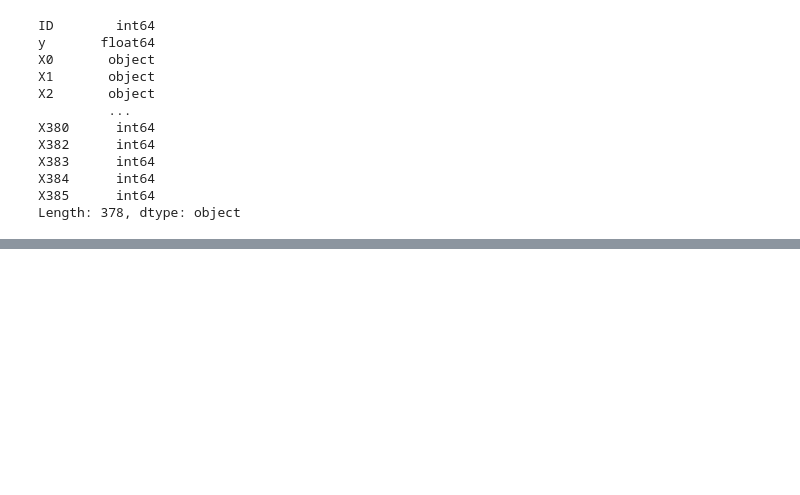
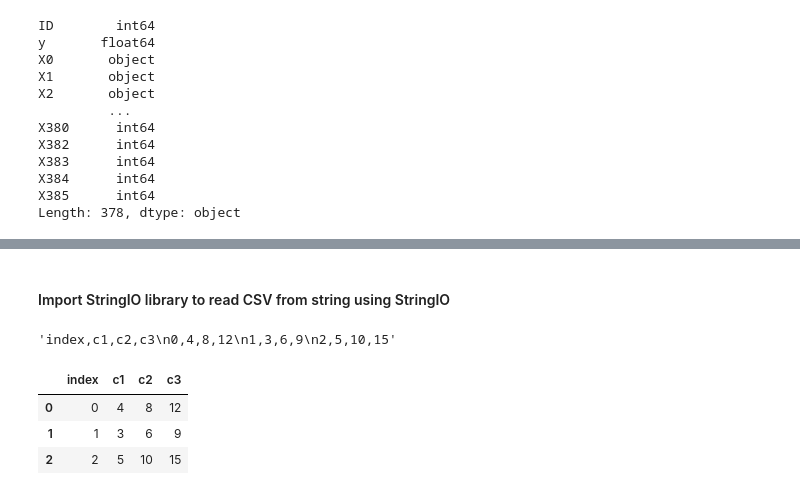
Before and after one commit to Aditya-Poddar/machineLearning, a Jupyter notebook: 05.Pandas.ipynb, the cells around one changed output, grey strips where cells are left out. Saved outputs shown, nothing was run; the diff lists cells and outputs as text; code cells hidden in the pictures; blank space fills up the shorter version.

```diff
--- a/05.Pandas.ipynb
+++ b/05.Pandas.ipynb
@@ -346,0 +342,2 @@ ValueError: Columns must be same length as key
+# %% [markdown]
+#### Import StringIO library to read CSV from string using StringIO
@@ -346,0 +346,19 @@ ValueError: Columns must be same length as key
+# %%
+data=('index,c1,c2,c3\n'
+      '0,4,8,12\n'
+      '1,3,6,9\n'
+      '2,5,10,15'
+     )
+# %%
+data
+# %% [output]
+'index,c1,c2,c3\n0,4,8,12\n1,3,6,9\n2,5,10,15'
+# %%
+df =pd.read_csv(StringIO(data))
+# %%
+df
+# %% [output]
+|  | index | c1 | c2 | c3 |
+| 0 | 0 | 4 | 8 | 12 |
+| 1 | 1 | 3 | 6 | 9 |
+| 2 | 2 | 5 | 10 | 15 |
```
Also changed, not shown: parts of 24 cells of this notebook, 3 other files.
